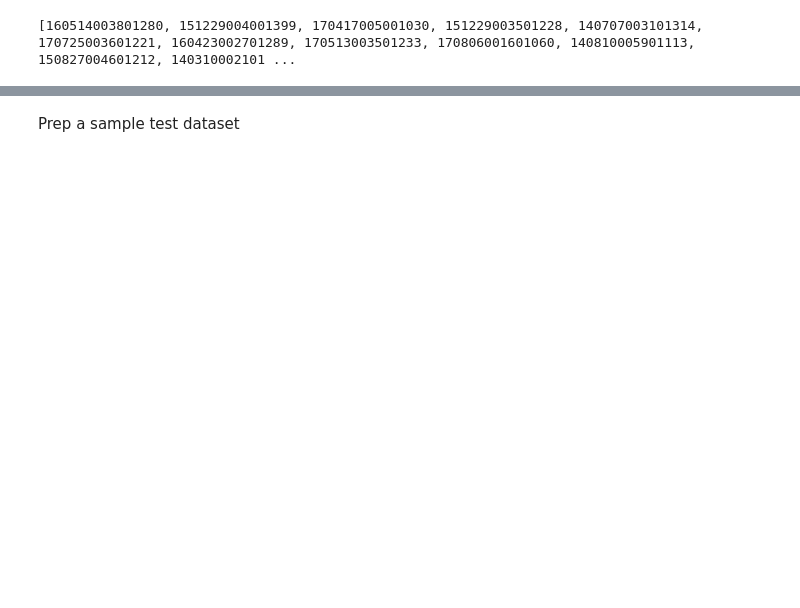
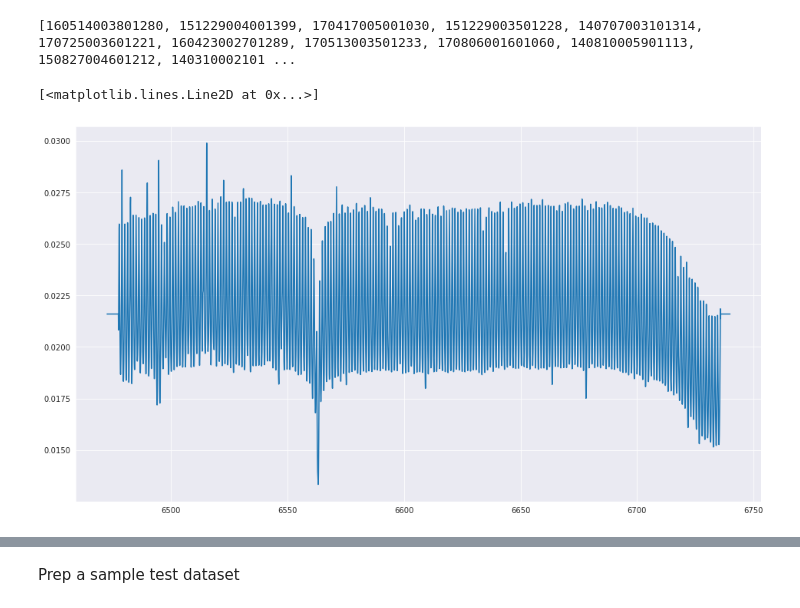
Before and after one commit to PravNJ/galah-file-read-test, a Jupyter notebook: resample-galah-spectra.ipynb, the cells around one changed output, grey strips where cells are left out. Saved outputs shown, nothing was run; the diff lists cells and outputs as text; code cells hidden in the pictures; blank space fills up the shorter version.

Commit message:
Added sample error spectra selection and save to hdf5

```diff
--- a/resample-galah-spectra.ipynb
+++ b/resample-galah-spectra.ipynb
@@ -114,22 +115,36 @@ def resample_spectra(spectrum, camera, verbose):
 
     spec_resample, spec_errs_resample = spectres(regrid,  spectrum['wave_norm_'+str(camera)], spectrum['sob_norm_'+str(camera)], spec_errs= spectrum['uob_norm_'+str(camera)],verbose=verbose)
 
-    return spec_resample
+    return spec_resample, spec_errs_resample
 
 #for Li pick camera 3
 # %%
 #open an empty dict to store the results
 resampled_spectra_collection = {}
 resampled_spectra_collection['spec_resample'] = []
+
+resampled_error_collection = {}
+resampled_error_collection['error_resample'] = []
-# %%
-for sobject_id in sobject_ids:
-    spectrum = read_spectra(sobject_id)
-    temp_spectrum = resample_spectra(spectrum, 3, False)
-    temp_spectrum[np.isnan(temp_spectrum)] = 0.9
-    resampled_spectra_collection['spec_resample'].append(temp_spectrum)
-
-#the loop apends each resampled spectrum to a dictionary data structure
-#turn verbose off for function resample_spectrum by modifying spectres function
+# %%
+for sobject_id in sobject_ids:
+    #this is the normalised resampled spectra
+    temp_spectrum = resample_spectra(read_spectra(sobject_id), 3, False)
+    temp_spectrum[0][np.isnan(temp_spectrum[0])] = 1 #padding
+    resampled_spectra_collection['spec_resample'].append(temp_spectrum[0])
+
+    #these are the error spectra
+    #calculate mean error for padding
+
+    non_na_values = temp_spectrum[1][~np.isnan(temp_spectrum[1])]
+    mean_error = np.mean(non_na_values)
+
+    temp_spectrum[1][np.isnan(temp_spectrum[1])] = mean_error
+    resampled_error_collection['error_resample'].append(temp_spectrum[1])
+# %%
+plt.plot(regrid, resampled_error_collection['error_resample'][99]) #testing if the error padding works
+# %% [output]
+[<matplotlib.lines.Line2D at 0x...>]
+[figure, added]
 # %%
 # making the plots look good
 import seaborn as sns
```
Also changed, not shown: parts of 10 cells of this notebook, 6 other files.
